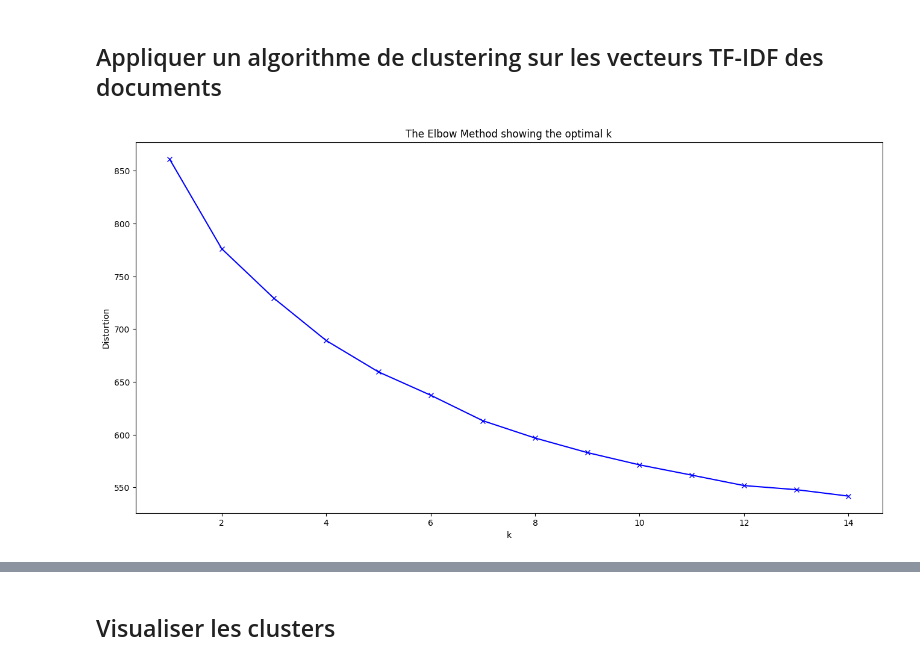
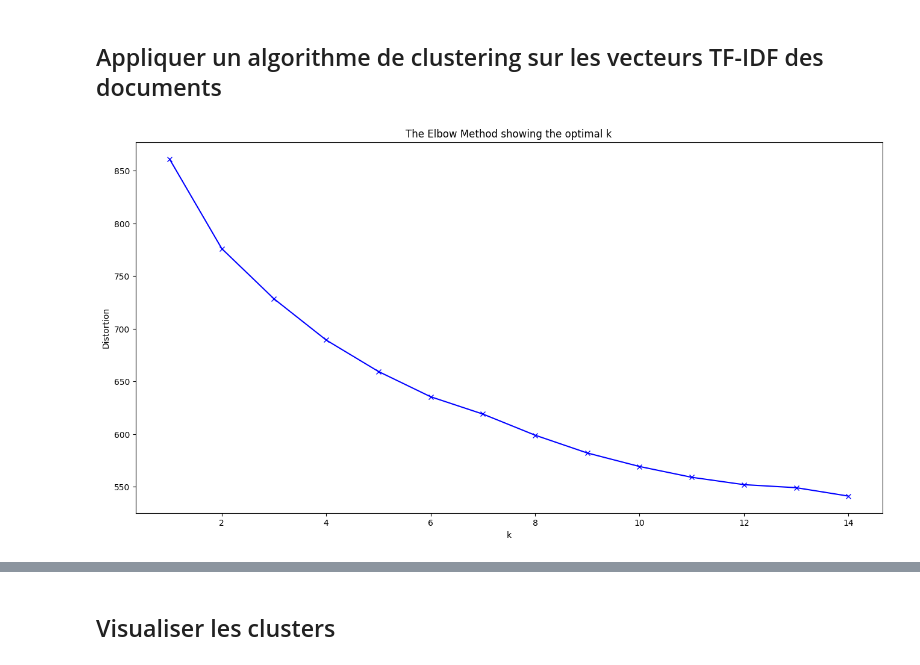
Before and after one commit to glm-q/tac, a Jupyter notebook: tp3/tp3_clustering.ipynb, the cells around one changed output, grey strips where cells are left out. Drawn from its saved outputs; the diff is of its cells as text; code cells hidden in the pictures.

```diff
--- a/tp3/tp3_clustering.ipynb
+++ b/tp3/tp3_clustering.ipynb
@@ -101,23 +101,21 @@ tfidf_vectors
 # %%
 # Elbow method, disabled
 
-"""
 distortions = []
 K = range(1,15) #tested:1-10, 1-15, 1-30
 for k in K:
     kmeanModel = KMeans(n_clusters=k)
     kmeanModel.fit(tfidf_vectors)
     distortions.append(kmeanModel.inertia_)
 
 plt.figure(figsize=(16,8))
 plt.plot(K, distortions, 'bx-')
 plt.xlabel('k')
 plt.ylabel('Distortion')
 plt.title('The Elbow Method showing the optimal k')
 plt.show()
-"""
 # %% [output]
-[figure, old version]
+[figure, new version]
 # %%
 # Nbre clusters
 
```
Also changed, not shown: parts of 11 cells of this notebook.
